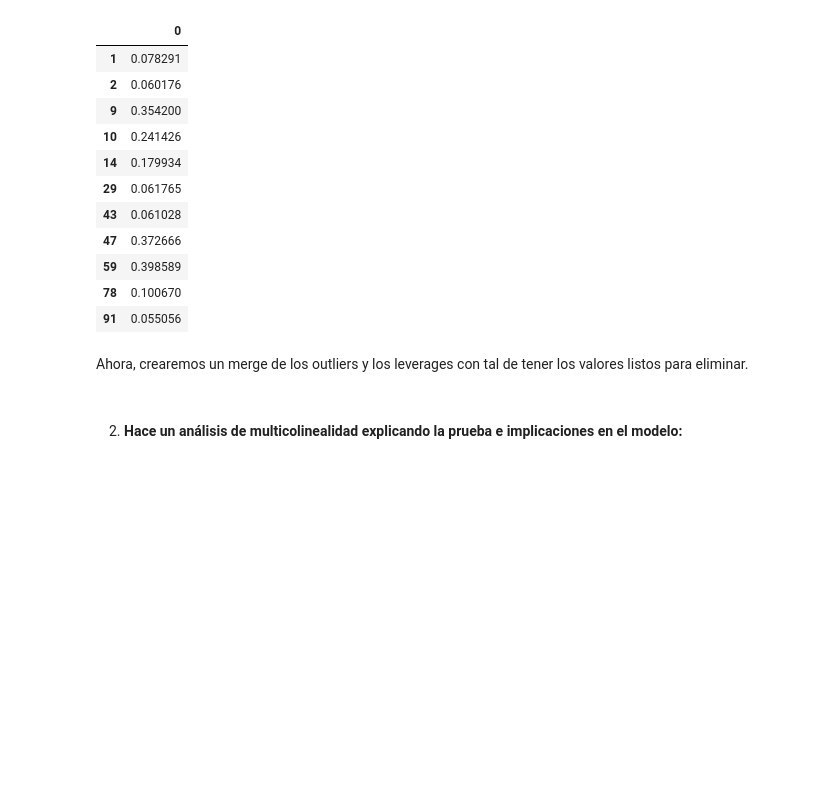
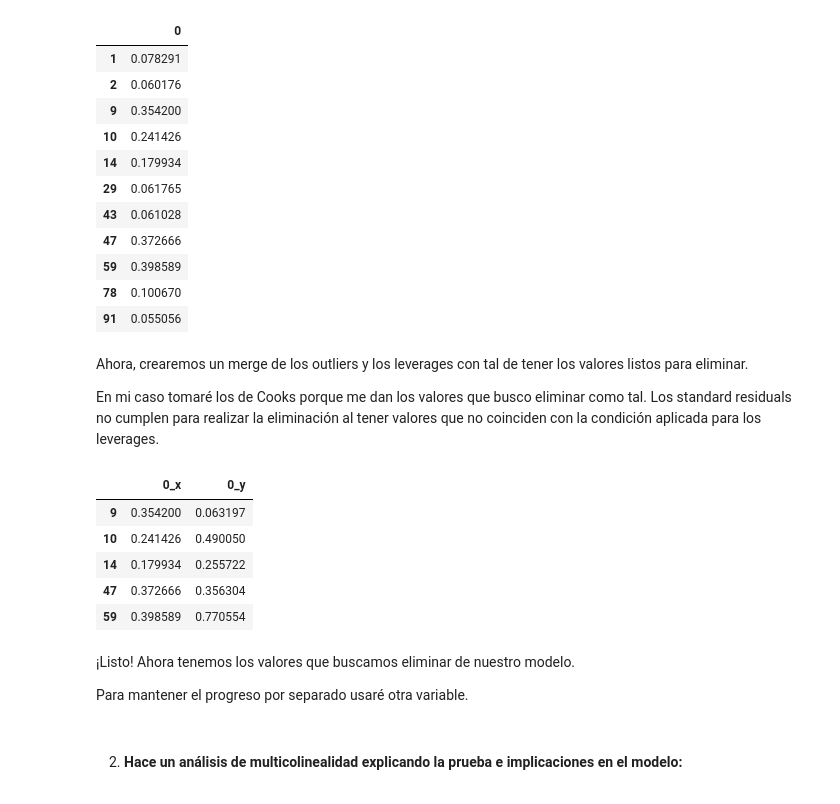
Before and after one commit to A01706155/TC3007C.502_Estadistica, a Jupyter notebook: parte1.ipynb, the cells around one changed output. Drawn from its saved outputs; the diff is of its cells as text; code cells hidden in the pictures; blank space fills up the shorter version.

```diff
--- a/parte1.ipynb
+++ b/parte1.ipynb
@@ -415,5 +417,25 @@ lvrg[lvrg_condition]
 | 91 | 0.055056 |
 # %% [markdown]
 Ahora, crearemos un merge de los outliers y los leverages con tal de tener los valores listos para eliminar.
+
+En mi caso tomaré los de Cooks porque me dan los valores que busco eliminar como tal. Los standard residuals no cumplen para realizar la eliminación al tener valores que no coinciden con la condición aplicada para los leverages.
+# %%
+# Creando merge de los outliers y leverages
+out_lvrg_inf = pd.merge(lvrg_pts, ol1, right_index=True, left_index=True)
+# %%
+# Ahora mostramos los valores que usaremos para la
+# eliminación de estos outliers y leverages.
+out_lvrg_inf
+# %% [output]
+|  | 0_x | 0_y |
+| 9 | 0.354200 | 0.063197 |
+| 10 | 0.241426 | 0.490050 |
+| 14 | 0.179934 | 0.255722 |
+| 47 | 0.372666 | 0.356304 |
+| 59 | 0.398589 | 0.770554 |
+# %% [markdown]
+¡Listo! Ahora tenemos los valores que buscamos eliminar de nuestro modelo.
+
+Para mantener el progreso por separado usaré otra variable.
 # %% [markdown]
 2. #### Hace un análisis de multicolinealidad explicando la prueba e implicaciones en el modelo:
```
Also changed, not shown: parts of 24 cells of this notebook.
